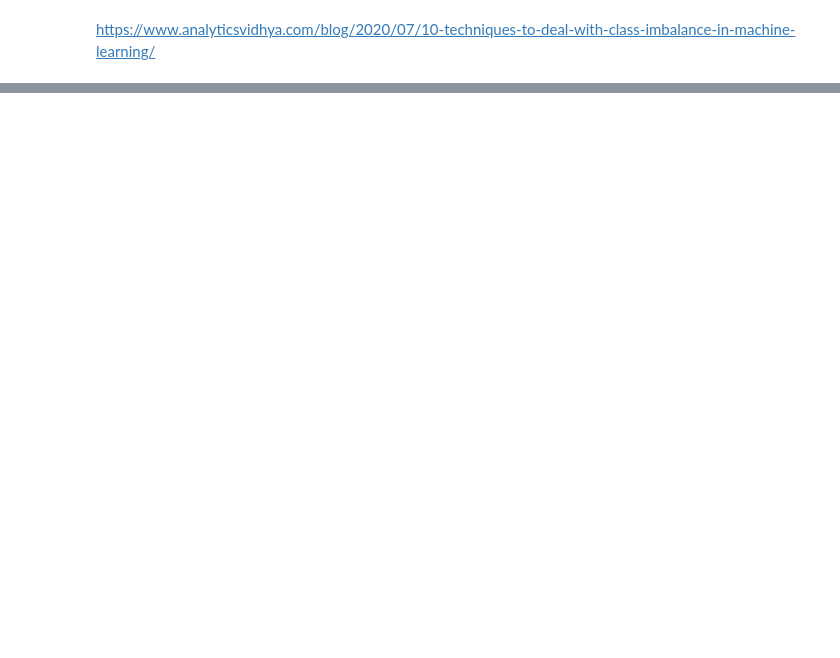
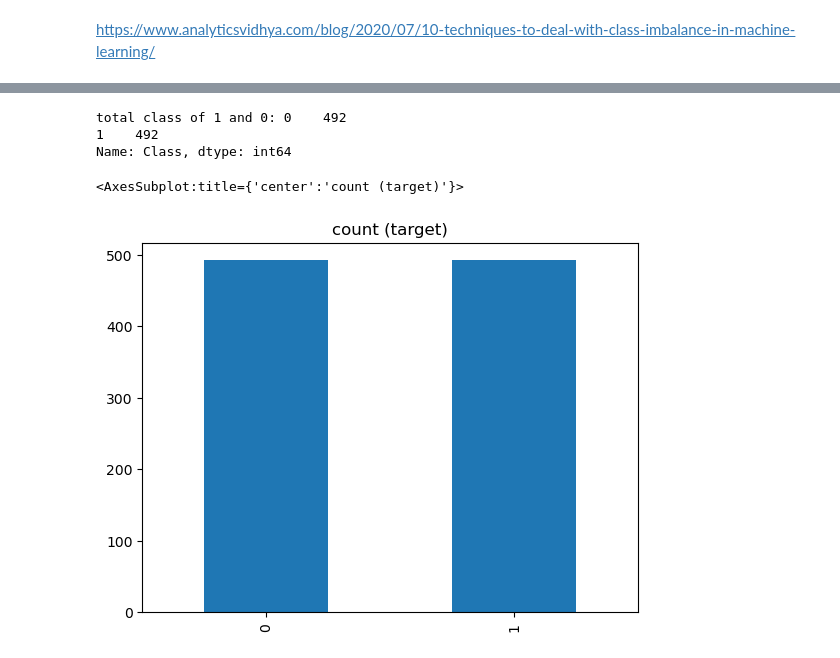
Before and after one commit to rivillasm/ineuron, a Jupyter notebook: full_stack/013a.fs_unbalanced_data.ipynb, the cells around one changed output, grey strips where cells are left out. Saved outputs shown, nothing was run; the diff lists cells and outputs as text; code cells hidden in the pictures; blank space fills up the shorter version.

```diff
--- a/full_stack/013a.fs_unbalanced_data.ipynb
+++ b/full_stack/013a.fs_unbalanced_data.ipynb
@@ -2,0 +19,5 @@ https://www.analyticsvidhya.com/blog/2020/07/10-techniques-to-deal-with-class-im
+# %%
+import pandas as pd
+
+data=pd.read_csv("D:\\lh_data\\ineuron\\creditcard.csv")
+data
@@ -2,0 +38,11 @@ https://www.analyticsvidhya.com/blog/2020/07/10-techniques-to-deal-with-class-im
+# %%
+# class count
+class_count_0, class_count_1 = data['Class'].value_counts()
+# %%
+# Separate class
+class_0 = data[data['Class'] == 0]
+class_1 = data[data['Class'] == 1]
+
+# print the shape of the class
+print('class 0:', class_0.shape)
+print('class 1:', class_1.shape)
@@ -2,0 +54,15 @@ https://www.analyticsvidhya.com/blog/2020/07/10-techniques-to-deal-with-class-im
+# %%
+class_0_under = class_0.sample(class_count_1)
+
+test_under = pd.concat([class_0_under, class_1], axis=0)
+
+print("total class of 1 and 0:",test_under['Class'].value_counts())
+
+# plot the count after under-sampeling
+test_under['Class'].value_counts().plot(kind='bar', title='count (target)')
+# %% [output]
+total class of 1 and 0: 0    492
+1    492
+Name: Class, dtype: int64
+<AxesSubplot:title={'center':'count (target)'}>
+[figure, added]
```
Also changed, not shown: parts of 12 cells of this notebook.
